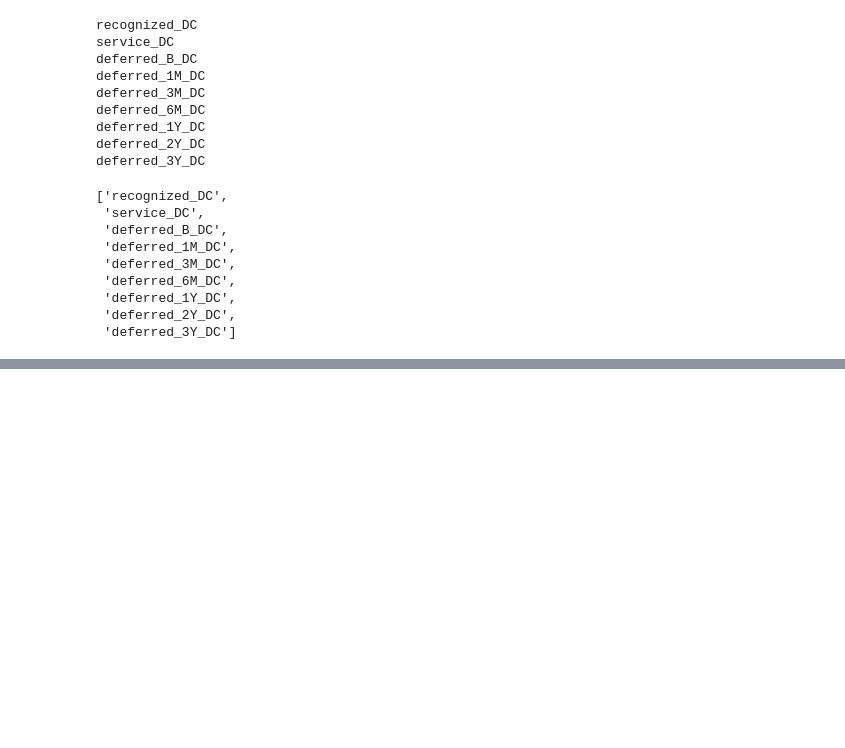
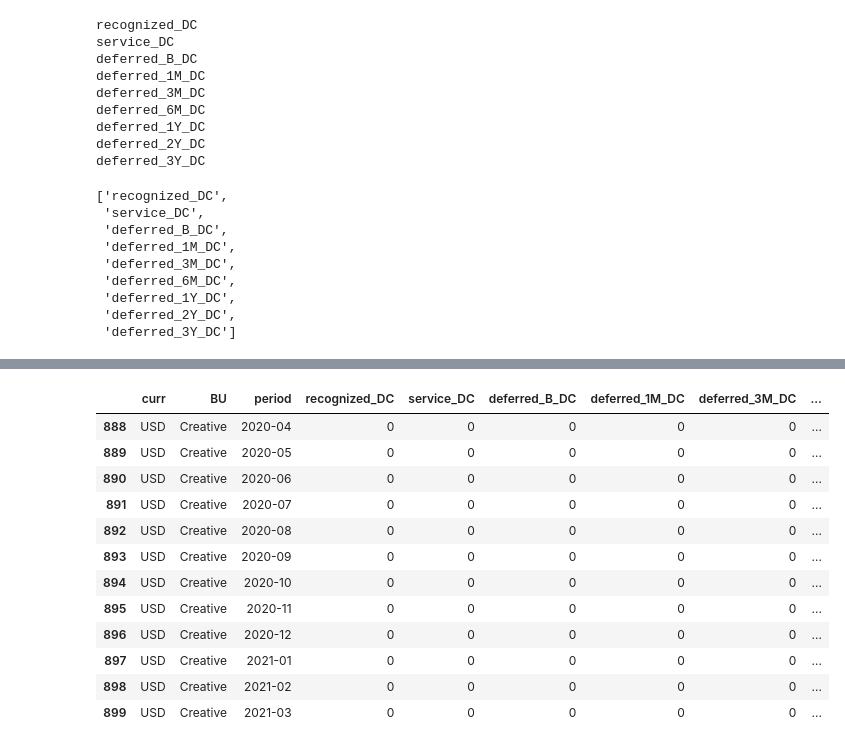
Before and after one commit to davidjsmith44/Deferred_Revenue_Forecast, a Jupyter notebook: notebooks/deferred_from_inputs.ipynb, the cells around one changed output, grey strips where cells are left out. Cells and saved outputs as stored; diff of their text form; code cells hidden in the pictures; blank space fills up the shorter version.

```diff
--- a/notebooks/deferred_from_inputs.ipynb
+++ b/notebooks/deferred_from_inputs.ipynb
@@ -554,0 +664,18 @@ df_fcst.head(25)
+# %%
+test_output = df_fcst[(df_fcst['curr']=='USD')&
+                     (df_fcst['BU']=='Creative')]
+test_output.head(20)
+# %% [output]
+|  | curr | BU | period | recognized_DC | service_DC | deferred_B_DC | deferred_1M_DC | deferred_3M_DC | ... |
+| 888 | USD | Creative | 2020-04 | 0 | 0 | 0 | 0 | 0 | ... |
+| 889 | USD | Creative | 2020-05 | 0 | 0 | 0 | 0 | 0 | ... |
+| 890 | USD | Creative | 2020-06 | 0 | 0 | 0 | 0 | 0 | ... |
+| 891 | USD | Creative | 2020-07 | 0 | 0 | 0 | 0 | 0 | ... |
+| 892 | USD | Creative | 2020-08 | 0 | 0 | 0 | 0 | 0 | ... |
+| 893 | USD | Creative | 2020-09 | 0 | 0 | 0 | 0 | 0 | ... |
+| 894 | USD | Creative | 2020-10 | 0 | 0 | 0 | 0 | 0 | ... |
+| 895 | USD | Creative | 2020-11 | 0 | 0 | 0 | 0 | 0 | ... |
+| 896 | USD | Creative | 2020-12 | 0 | 0 | 0 | 0 | 0 | ... |
+| 897 | USD | Creative | 2021-01 | 0 | 0 | 0 | 0 | 0 | ... |
+| 898 | USD | Creative | 2021-02 | 0 | 0 | 0 | 0 | 0 | ... |
+| 899 | USD | Creative | 2021-03 | 0 | 0 | 0 | 0 | 0 | ... |
```
Also changed, not shown: parts of 17 cells of this notebook.
